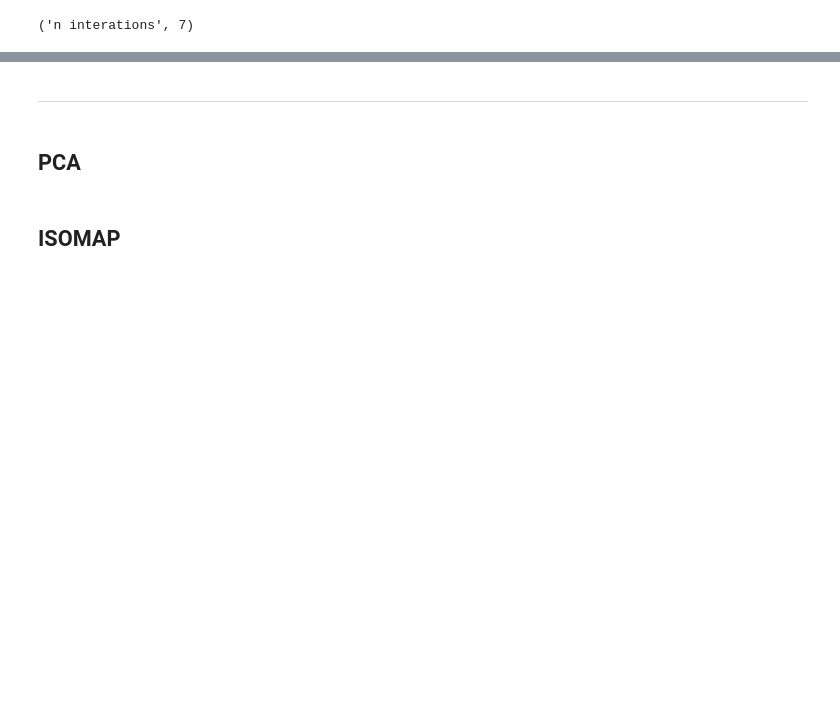
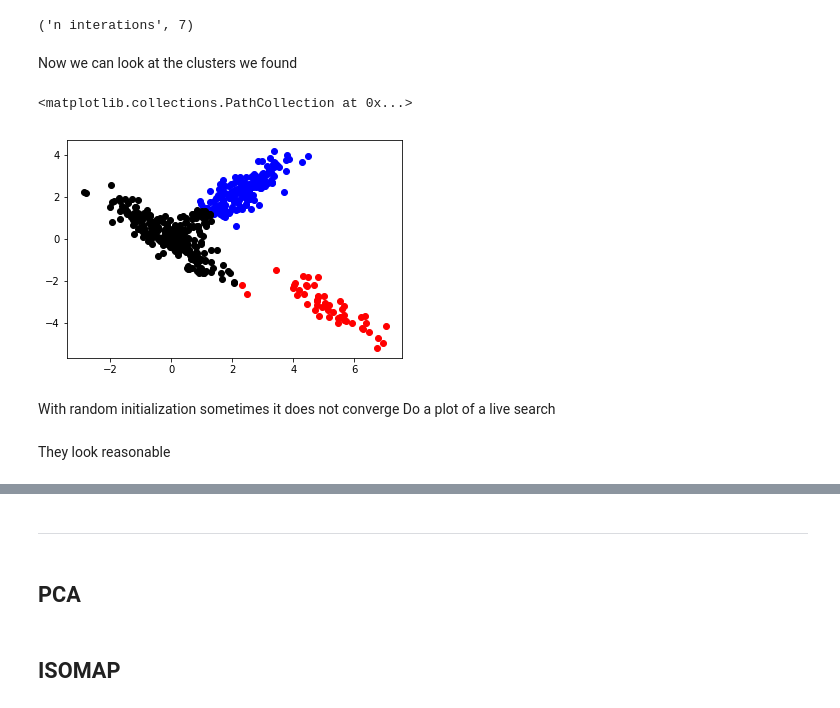
Before and after one commit to amanzotti/machine_learning, a Jupyter notebook: Machine_learning.ipynb, the cells around one changed output, grey strips where cells are left out. Cells and saved outputs as stored; diff of their text form; code cells hidden in the pictures; blank space fills up the shorter version.

```diff
--- a/Machine_learning.ipynb
+++ b/Machine_learning.ipynb
@@ -131,3 +159,17 @@ while flag == 0:
 print('n interations', len(cost))
 # %% [output]
 ('n interations', 7)
+# %% [markdown]
+Now we can look at the clusters we found
+# %%
+plt.scatter(data[np.where(ind==0),0],data[np.where(ind==0),1],color = 'red')
+plt.scatter(data[np.where(ind==1),0],data[np.where(ind==1),1],color = 'blue')
+plt.scatter(data[np.where(ind==2),0],data[np.where(ind==2),1],color = 'k')
+# %% [output]
+<matplotlib.collections.PathCollection at 0x...>
+[figure, added]
+# %% [markdown]
+With random initialization sometimes it does not converge
+Do a plot of a live search
+# %% [markdown]
+They look reasonable
```
Also changed, not shown: parts of 12 cells of this notebook.
